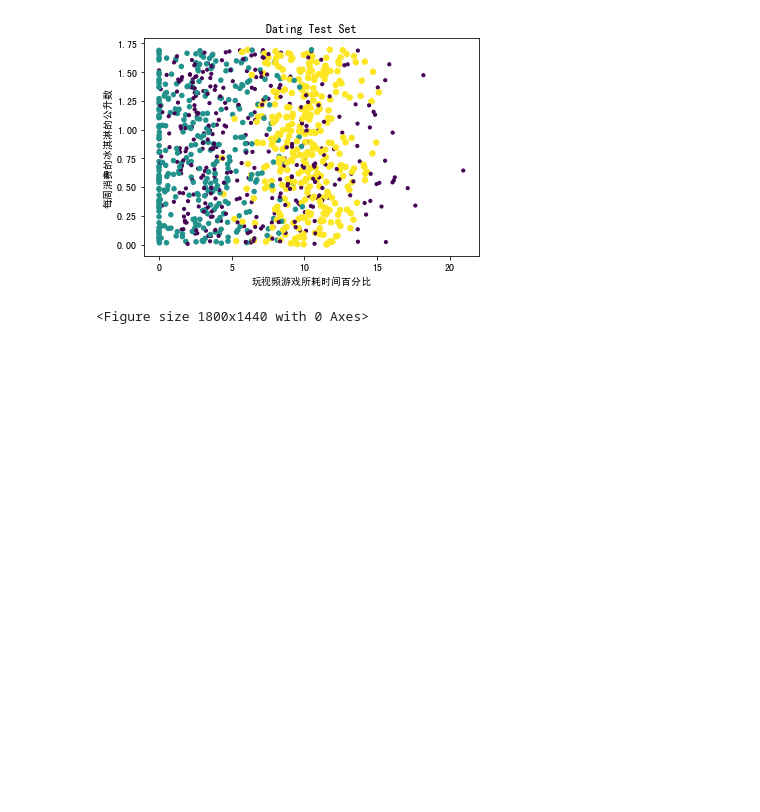
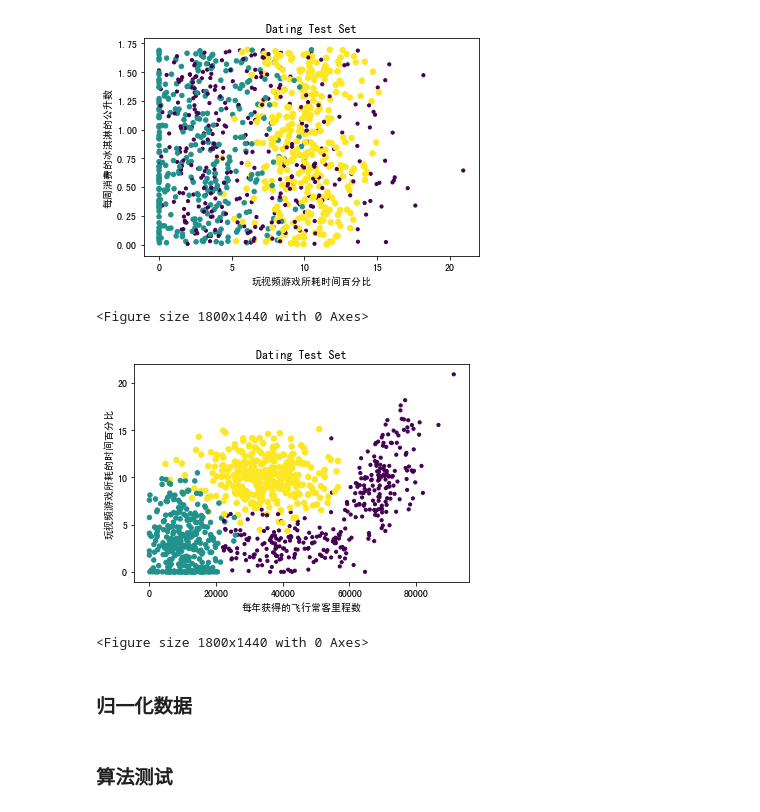
Before and after one commit to Jiachengciel/ML-in-Action, a Jupyter notebook: KNN/示例：KNN约会网站.ipynb, the cells around one changed output. Drawn from its saved outputs; the diff is of its cells as text; code cells hidden in the pictures; blank space fills up the shorter version.

```diff
--- a/KNN/示例：KNN约会网站.ipynb
+++ b/KNN/示例：KNN约会网站.ipynb
@@ -132,3 +133,18 @@ plt.show()
 # %% [output]
 [figure]
 <Figure size 1800x1440 with 0 Axes>
+# %%
+fig = plt.figure()
+ax = fig.add_subplot(111)
+ax.set_title("Dating Test Set")
+ax.scatter(datingDataMat[:,0], datingDataMat[:,1],
+           10*np.array(datingLabels), 10*np.array(datingLabels))
+ax.set_xlabel('每年获得的飞行常客里程数')
+ax.set_ylabel('玩视频游戏所耗的时间百分比')
+plt.figure(figsize=(25,20))
+plt.show()
+# %% [output]
+[figure, added]
+<Figure size 1800x1440 with 0 Axes>
+# %% [markdown]
+### 归一化数据
@@ -134,0 +169,2 @@ plt.show()
+# %% [markdown]
+### 算法测试
```
Also changed, not shown: parts of 8 cells of this notebook.
